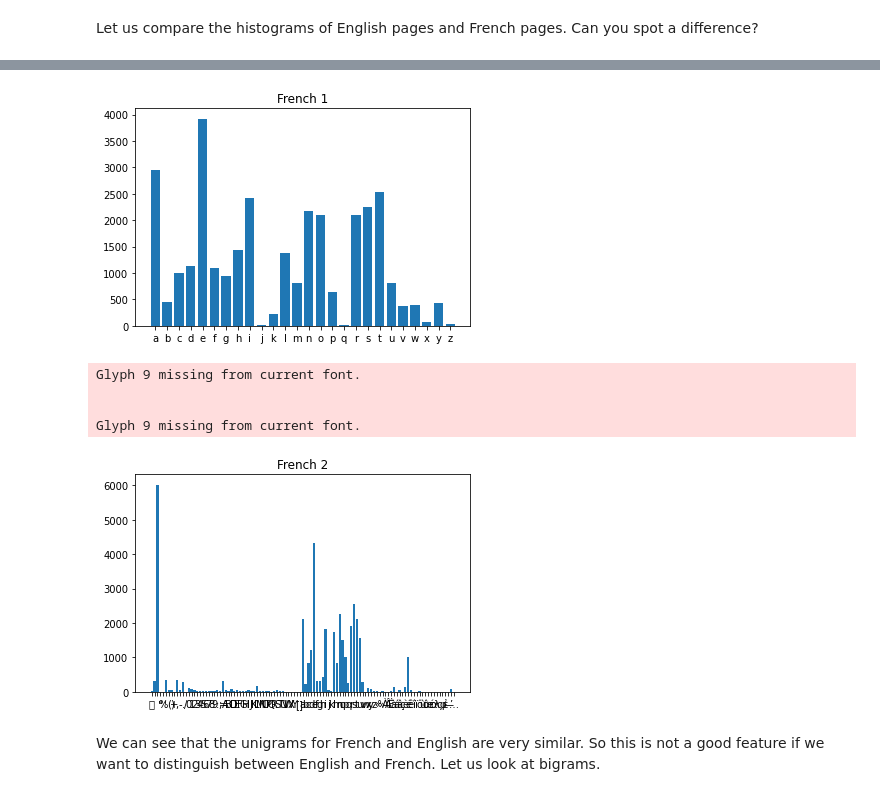
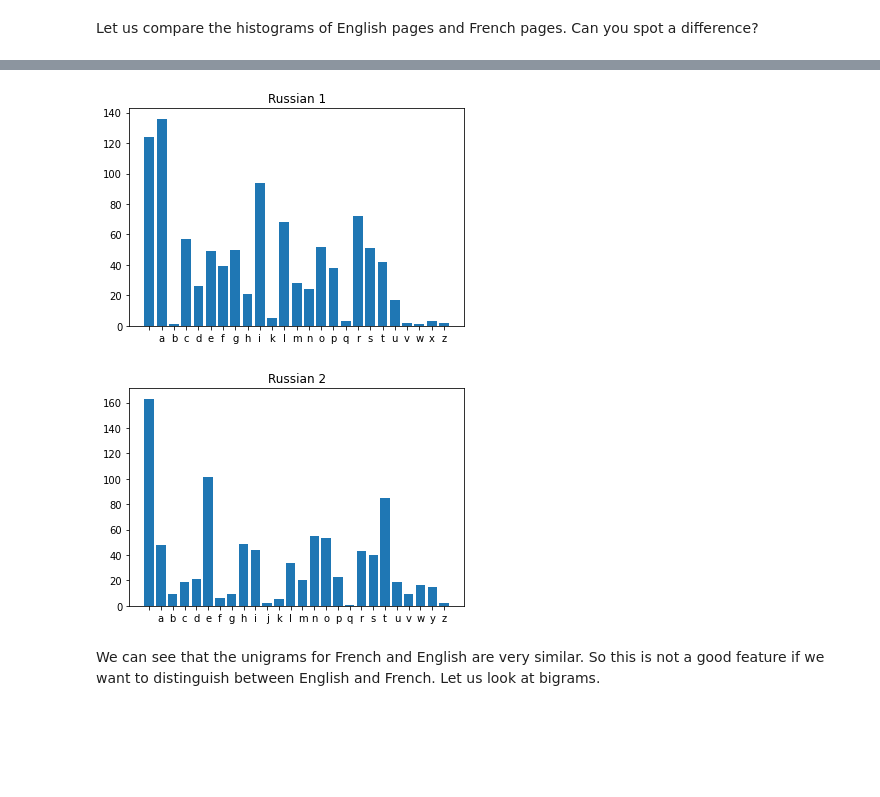
Before and after one commit to santhosh201cali/fmml2021, a Jupyter notebook: Lab1_Features.ipynb, the cells around one changed output, grey strips where cells are left out. Cells and saved outputs as stored; diff of their text form; code cells hidden in the pictures; blank space fills up the shorter version.

```diff
--- a/Lab1_Features.ipynb
+++ b/Lab1_Features.ipynb
@@ -43,14 +37,11 @@ Let us download a few documents off Wikipedia.
 # %%
 topic1 = 'Giraffe'
 topic2 = 'Elephant'
-wikipedia.set_lang('en')
-eng1 = wikipedia.page(topic1).content
-eng2 = wikipedia.page(topic2).content
-wikipedia.set_lang('fr')
-fr1 = wikipedia.page(topic1).content
-fr2 = wikipedia.page(topic2).content
-te1 = wikipedia.page(topic1).content
-te2 = wikipedia.page(topic2).content
-wikipedia.set_lang('te')
+wikipedia.set_lang('ga')
+ga1 = wikipedia.page(topic1).content
+ga2 = wikipedia.page(topic2).content
+wikipedia.set_lang('ru')
+ru1 = wikipedia.page(topic1).content
+ru2 = wikipedia.page(topic2).content
 # %% [markdown]
 This is what the text looks like:
@@ -82 +63,6 @@ te2=cleanup(te2)
+# %%
+ga1 = cleanup(ga1)
+ga2 = cleanup(ga2)
+ru1= cleanup(ru1)
+ru2 = cleanup(ru2)
 # %%
@@ -128,30 +112,15 @@ plt.show()
 # %%
-unigram_fr1 = Counter(ngrams(fr1,1))
-plothistogram(unigram_eng1)
-plt.title('French 1')
+unigram_ru1 = Counter(ngrams(ru1,1))
+plothistogram(unigram_ru1)
+plt.title('Russian 1')
 plt.show()
-unigram_fr2 = Counter(ngrams(fr2,1))
-plothistogram(unigram_fr2)
-plt.title('French 2')
+unigram_ru2 = Counter(ngrams(ru2,1))
+plothistogram(unigram_ru2)
+plt.title('Russian 2')
 plt.show()
-
-
-
-# unigram_fr1 = Counter(ngrams(te1,1))
-# plothistogram(unigram_eng1)
-# plt.title('spanish 1')
-# plt.show()
-# unigram_fr2 = Counter(ngrams(te2,1))
-# plothistogram(unigram_fr2)
-# plt.title('spanish 2')
-# plt.show()
 # %% [output]
-[figure, old version]
+[figure, new version]
-Glyph 9 missing from current font.
-
-
-Glyph 9 missing from current font.
-[figure, old version]
+[figure, new version]
 # %% [markdown]
 We can see that the unigrams for French and English are very similar. So this is not a good feature if we want to distinguish between English and French. Let us look at bigrams.
 # %%
```
Also changed, not shown: parts of 22 cells of this notebook.
